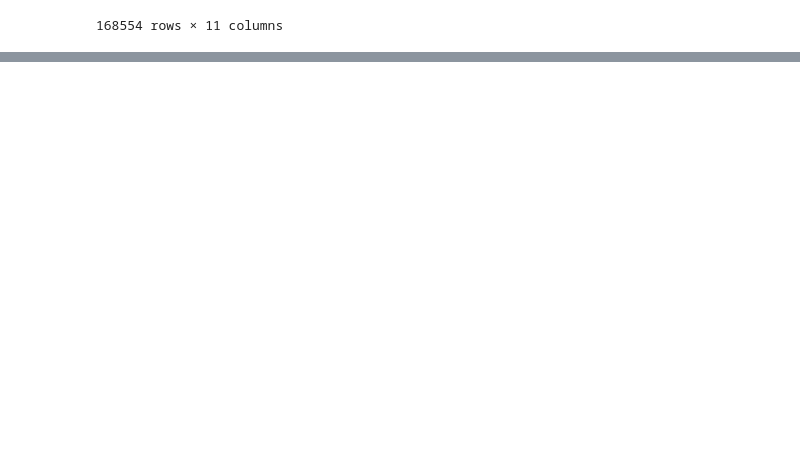
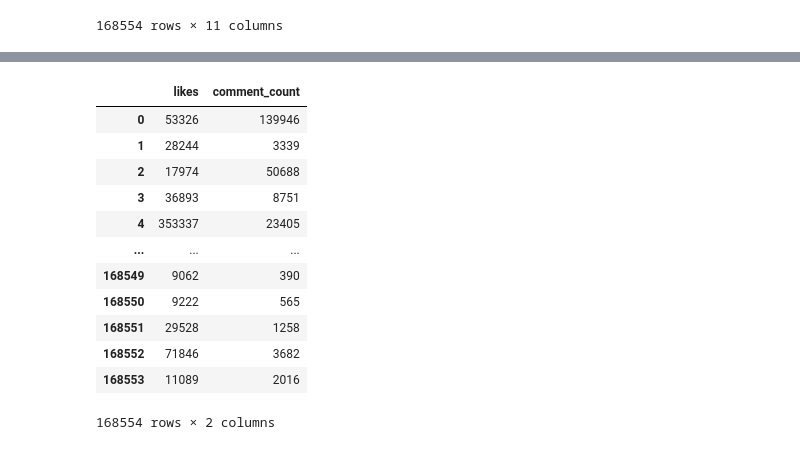
Before and after one commit to leopard4/Youtube_trend_streamlit, a Jupyter notebook: Youtube_trend.ipynb, the cells around one changed output, grey strips where cells are left out. Saved outputs shown, nothing was run; the diff lists cells and outputs as text; code cells hidden in the pictures; blank space fills up the shorter version.

```diff
--- a/Youtube_trend.ipynb
+++ b/Youtube_trend.ipynb
@@ -214,0 +534,18 @@ df1['tag_cnt'] = df1['tags'].str.len()
+# %%
+X = df1.loc[ : , ['likes','comment_count']]
+# %%
+X
+# %% [output]
+|  | likes | comment_count |
+| 0 | 53326 | 139946 |
+| 1 | 28244 | 3339 |
+| 2 | 17974 | 50688 |
+| 3 | 36893 | 8751 |
+| 4 | 353337 | 23405 |
+| ... | ... | ... |
+| 168549 | 9062 | 390 |
+| 168550 | 9222 | 565 |
+| 168551 | 29528 | 1258 |
+| 168552 | 71846 | 3682 |
+| 168553 | 11089 | 2016 |
+168554 rows × 2 columns
```
Also changed, not shown: parts of 97 cells of this notebook, 5 other files.
